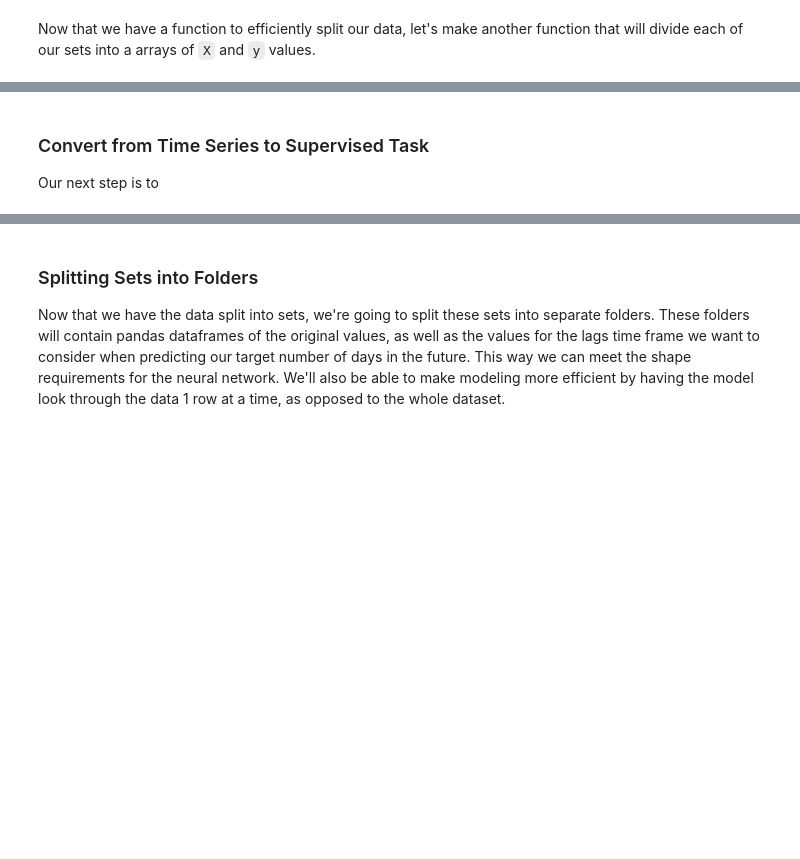
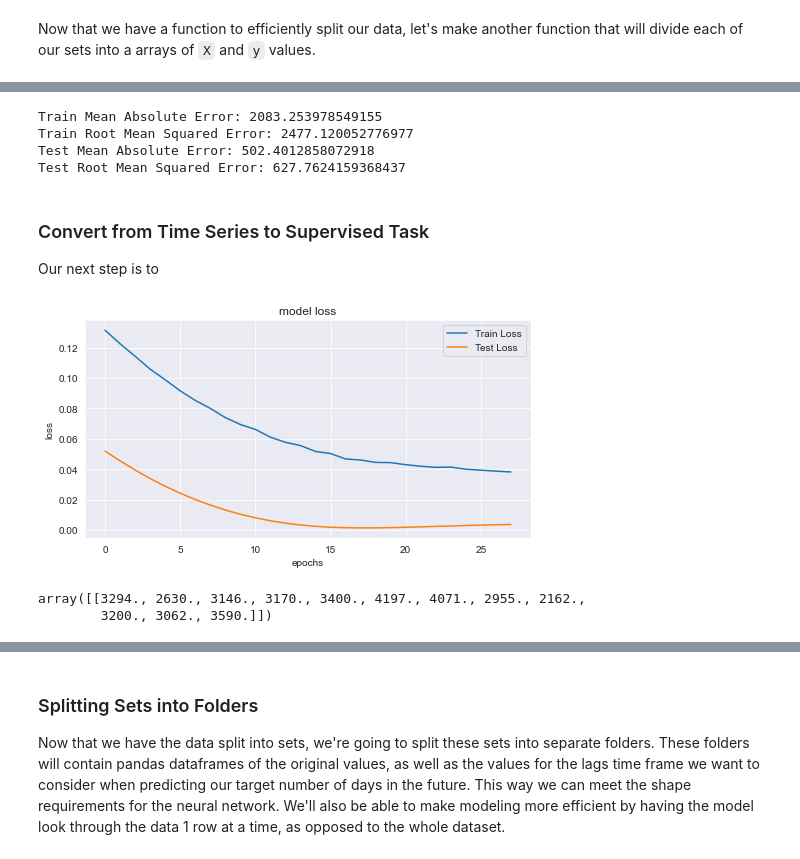
Before and after one commit to bmauss/COVID_Forecast, a Jupyter notebook: LSTM Models.ipynb, the cells around one changed output, grey strips where cells are left out. Drawn from its saved outputs; the diff is of its cells as text; code cells hidden in the pictures; blank space fills up the shorter version.

Commit message:
made new notebooks for each state; need to continue modeling

```diff
--- a/LSTM Models.ipynb
+++ b/LSTM Models.ipynb
@@ -124,7 +126,7 @@ def preprocess_data(df, column):
 
     # Define stopping points for Train and Validation Sets
     train_stop = int(len(df) - 21)
-    val_stop = int(train_stop + 14)
+    val_stop = int(train_stop + 7)
 
     # Define indices for train, val, and test
     train, val, test = df[0:train_stop,:], df[train_stop:val_stop,:], df[val_stop:,:]
@@ -144,18 +146,18 @@ Test has 7 values
 Now that we have a function to efficiently split our data, let's make another function that will divide each of our sets into a arrays of `X` and `y` values.
 # %%
 def create_dataset(dataset, look_back=1):
-    X, Y = [], []
+    X, y = [], []
     for i in range(len(dataset)-look_back-1):
         a = dataset[i:(i+look_back), 0]
         X.append(a)
-        Y.append(dataset[i + look_back, 0])
-    return np.array(X), np.array(Y)
+        y.append(dataset[i + look_back, 0])
+    return np.array(X), np.array(y)
 # %%
-look_back = 5
+look_back = 1
 
-X_train, Y_train = create_dataset(ca_train, look_back)
-X_val, Y_val = create_dataset(ca_val, look_back)
-X_test, Y_test = create_dataset(ca_test, look_back)
+X_train, y_train = create_dataset(ca_train, look_back)
+X_val, y_val = create_dataset(ca_val, look_back)
+X_test, y_test = create_dataset(ca_test, look_back)
 
 # reshape input to be [samples, time steps, features]
 X_train = np.reshape(X_train, (X_train.shape[0], 1, X_train.shape[1]))
@@ -176,8 +178,8 @@ model.add(Dropout(0.2))
 model.add(Dense(1))
 model.compile(loss='mean_squared_error', optimizer='adam')
 
-history = model.fit(X_train, Y_train, epochs=500, batch_size=70,
-                    validation_data=(X_val, Y_val),
+history = model.fit(X_train, y_train, epochs=500, batch_size=70,
+                    validation_data=(X_val, y_val),
                     callbacks=[EarlyStopping(monitor='val_loss', patience=10)],
                     verbose=1, shuffle=False)
 
@@ -205,3 +205,44 @@ ca_test
+# %%
+from sklearn.metrics import mean_absolute_error as MAE
+
+train_predict = model.predict(X_train)
+test_predict = model.predict(X_test)
+
+# invert predictions
+train_predict = scaler.inverse_transform(train_predict)
+y_train = scaler.inverse_transform([y_train])
+test_predict = scaler.inverse_transform(test_predict)
+y_test = scaler.inverse_transform([y_test])
+
+print('Train Mean Absolute Error:', MAE(y_train[0], train_predict[:,0]))
+
+print('Train Root Mean Squared Error:',np.sqrt(MSE(y_train[0],
+                                                   train_predict[:,0])))
+print('Test Mean Absolute Error:', MAE(y_test[0], test_predict[:,0]))
+
+print('Test Root Mean Squared Error:',np.sqrt(MSE(y_test[0],
+                                                  test_predict[:,0])))
+# %% [output]
+Train Mean Absolute Error: 2083.253978549155
+Train Root Mean Squared Error: 2477.120052776977
+Test Mean Absolute Error: 502.4012858072918
+Test Root Mean Squared Error: 627.7624159368437
 # %% [markdown]
 ### Convert from Time Series to Supervised Task
 Our next step is to
+# %%
+plt.figure(figsize=(8,4))
+plt.plot(history.history['loss'], label='Train Loss')
+plt.plot(history.history['val_loss'], label='Test Loss')
+plt.title('model loss')
+plt.ylabel('loss')
+plt.xlabel('epochs')
+plt.legend(loc='upper right')
+plt.show();
+# %% [output]
+[figure, added]
+# %%
+y_test
+# %% [output]
+array([[3294., 2630., 3146., 3170., 3400., 4197., 4071., 2955., 2162.,
+        3200., 3062., 3590.]])
```
Also changed, not shown: parts of 11 cells of this notebook, 6 other files.
